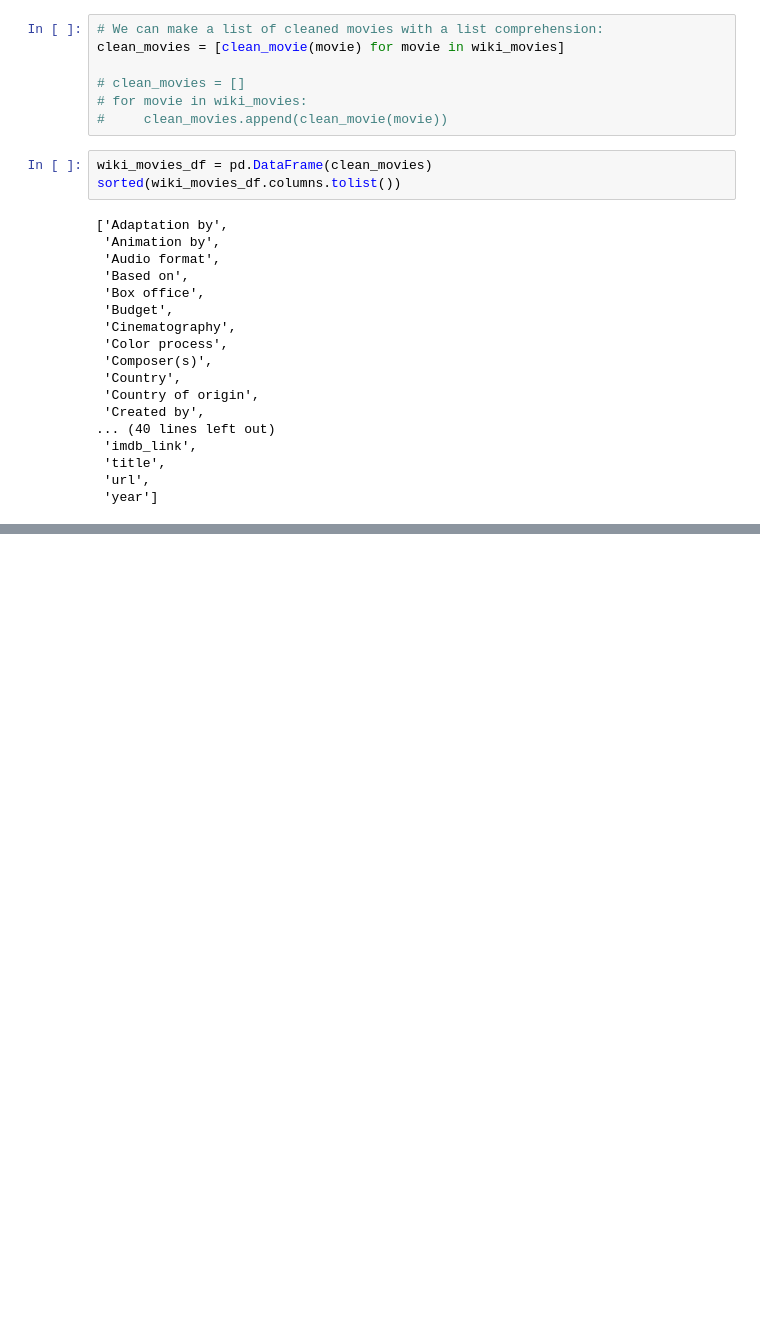
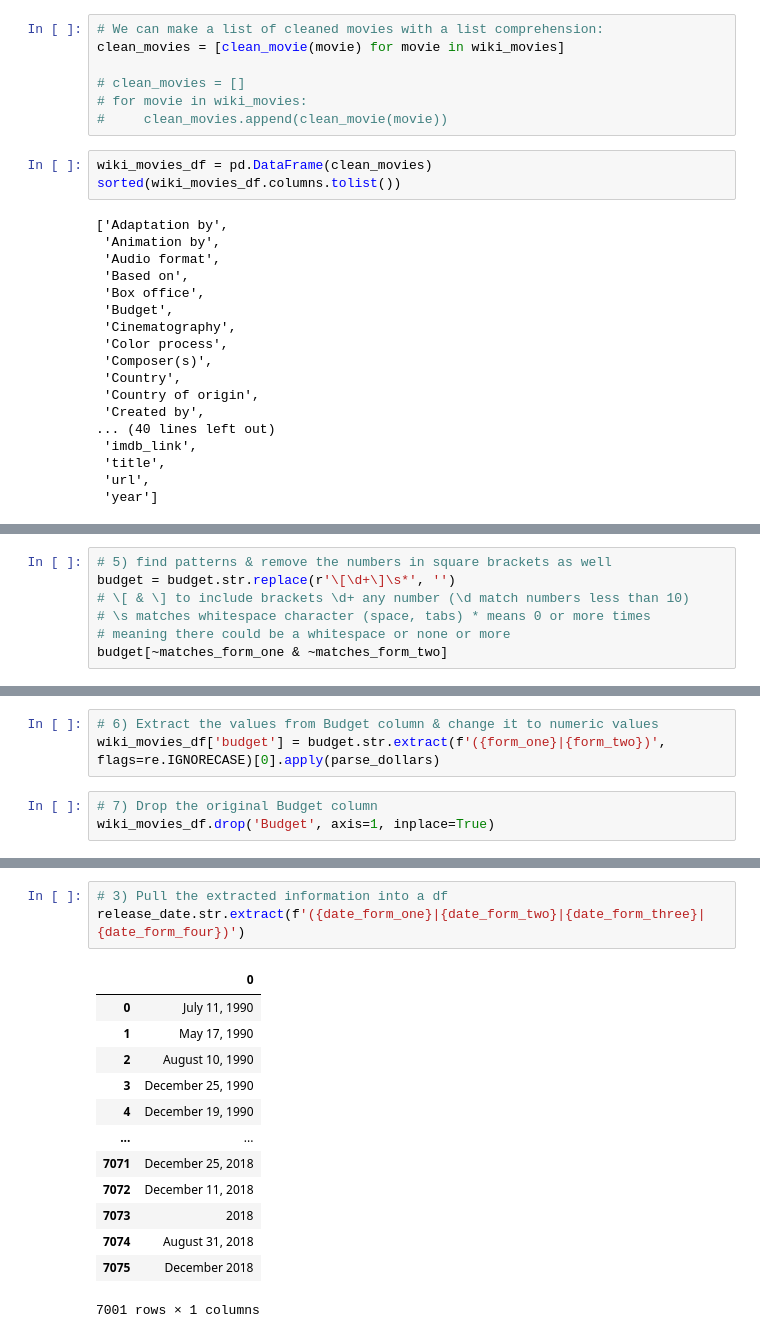
Before and after one commit to chrissycho/Movies-ETL, a Jupyter notebook: Transform.ipynb, the cells around one changed output, grey strips where cells are left out. Drawn from its saved outputs; the diff is of its cells as text; blank space fills up the shorter version.

```diff
--- a/Transform.ipynb
+++ b/Transform.ipynb
@@ -145,0 +618,7 @@ sorted(wiki_movies_df.columns.tolist())
+# %%
+# 5) find patterns & remove the numbers in square brackets as well
+budget = budget.str.replace(r'\[\d+\]\s*', '')
+# \[ & \] to include brackets \d+ any number (\d match numbers less than 10)
+# \s matches whitespace character (space, tabs) * means 0 or more times
+# meaning there could be a whitespace or none or more
+budget[~matches_form_one & ~matches_form_two]
@@ -145,0 +647,6 @@ sorted(wiki_movies_df.columns.tolist())
+# %%
+# 6) Extract the values from Budget column & change it to numeric values
+wiki_movies_df['budget'] = budget.str.extract(f'({form_one}|{form_two})', flags=re.IGNORECASE)[0].apply(parse_dollars)
+# %%
+# 7) Drop the original Budget column
+wiki_movies_df.drop('Budget', axis=1, inplace=True)
@@ -145,0 +686,17 @@ sorted(wiki_movies_df.columns.tolist())
+# %%
+# 3) Pull the extracted information into a df
+release_date.str.extract(f'({date_form_one}|{date_form_two}|{date_form_three}|{date_form_four})')
+# %% [output]
+|  | 0 |
+| 0 | July 11, 1990 |
+| 1 | May 17, 1990 |
+| 2 | August 10, 1990 |
+| 3 | December 25, 1990 |
+| 4 | December 19, 1990 |
+| ... | ... |
+| 7071 | December 25, 2018 |
+| 7072 | December 11, 2018 |
+| 7073 | 2018 |
+| 7074 | August 31, 2018 |
+| 7075 | December 2018 |
+7001 rows × 1 columns
```
Also changed, not shown: parts of 73 cells of this notebook.
